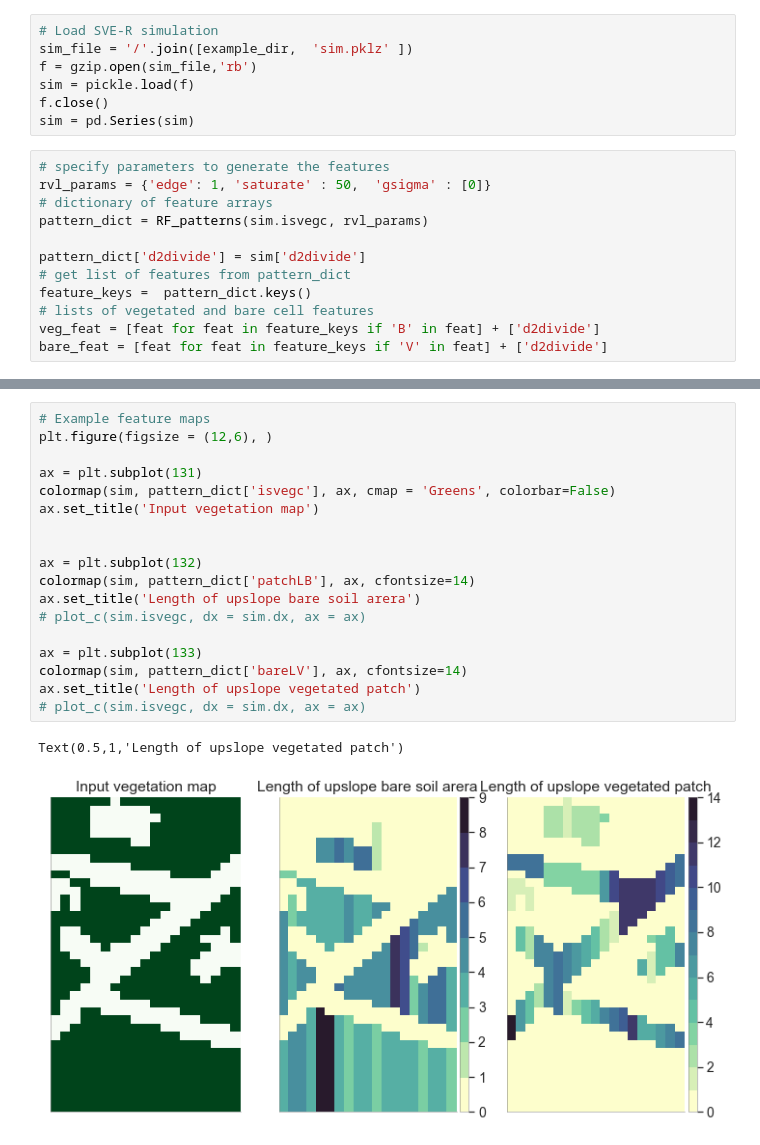
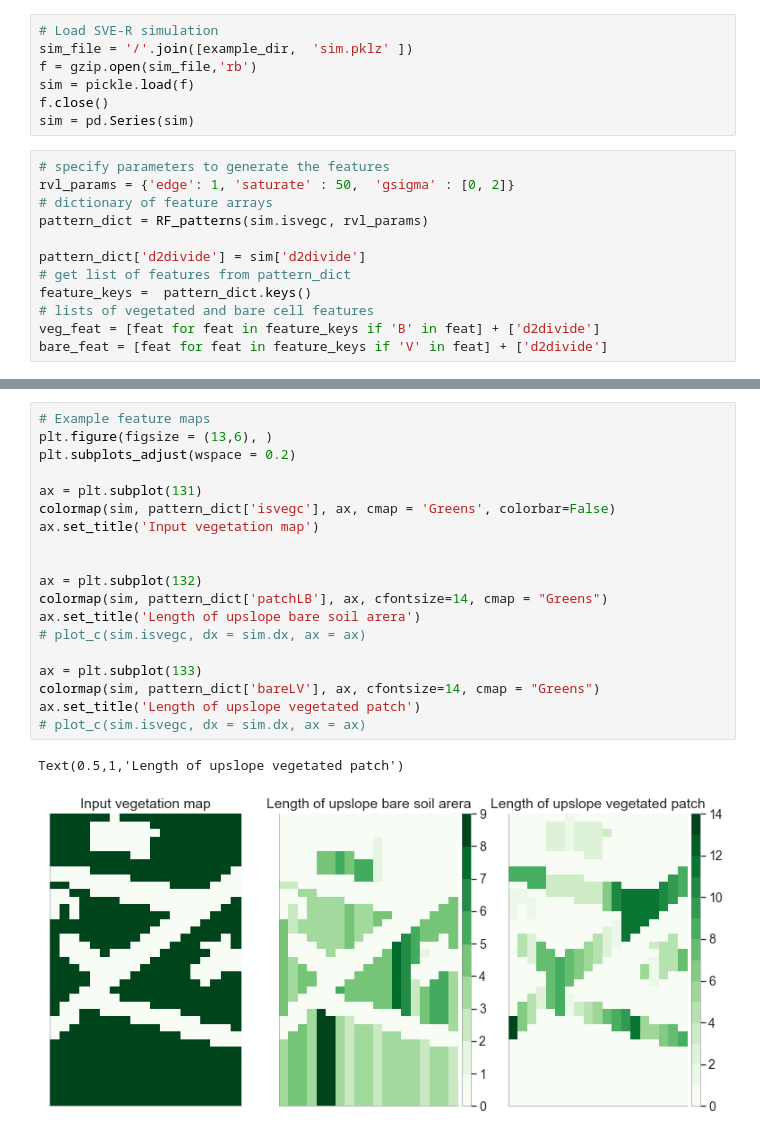
Before and after one commit to octavia-crompton/SVE-R, a Jupyter notebook: feature_example.ipynb, the cells around one changed output, grey strips where cells are left out. Saved outputs shown, nothing was run; the diff lists cells and outputs as text.

```diff
--- a/feature_example.ipynb
+++ b/feature_example.ipynb
@@ -34,7 +37,7 @@ f.close()
 sim = pd.Series(sim)
 # %%
 # specify parameters to generate the features
-rvl_params = {'edge': 1, 'saturate' : 50,  'gsigma' : [0]}
+rvl_params = {'edge': 1, 'saturate' : 50,  'gsigma' : [0, 2]}
 # dictionary of feature arrays
 pattern_dict = RF_patterns(sim.isvegc, rvl_params)
 
@@ -59,24 +62,25 @@ pattern_ravel.head()
 # %%
 # Example feature maps
-plt.figure(figsize = (12,6), )
+plt.figure(figsize = (13,6), )
+plt.subplots_adjust(wspace = 0.2)
 
 ax = plt.subplot(131)
 colormap(sim, pattern_dict['isvegc'], ax, cmap = 'Greens', colorbar=False)
 ax.set_title('Input vegetation map')
 
 
 ax = plt.subplot(132)
-colormap(sim, pattern_dict['patchLB'], ax, cfontsize=14)
+colormap(sim, pattern_dict['patchLB'], ax, cfontsize=14, cmap = "Greens")
 ax.set_title('Length of upslope bare soil arera')
 # plot_c(sim.isvegc, dx = sim.dx, ax = ax)
 
 ax = plt.subplot(133)
-colormap(sim, pattern_dict['bareLV'], ax, cfontsize=14)
+colormap(sim, pattern_dict['bareLV'], ax, cfontsize=14, cmap = "Greens")
 ax.set_title('Length of upslope vegetated patch')
 # plot_c(sim.isvegc, dx = sim.dx, ax = ax)
 # %% [output]
 Text(0.5,1,'Length of upslope vegetated patch')
-[figure, old version]
+[figure, new version]
 # %%
 # More example feature maps
 plt.figure(figsize = (13,6), )
```
Also changed, not shown: parts of 14 cells of this notebook, 1 other file.
